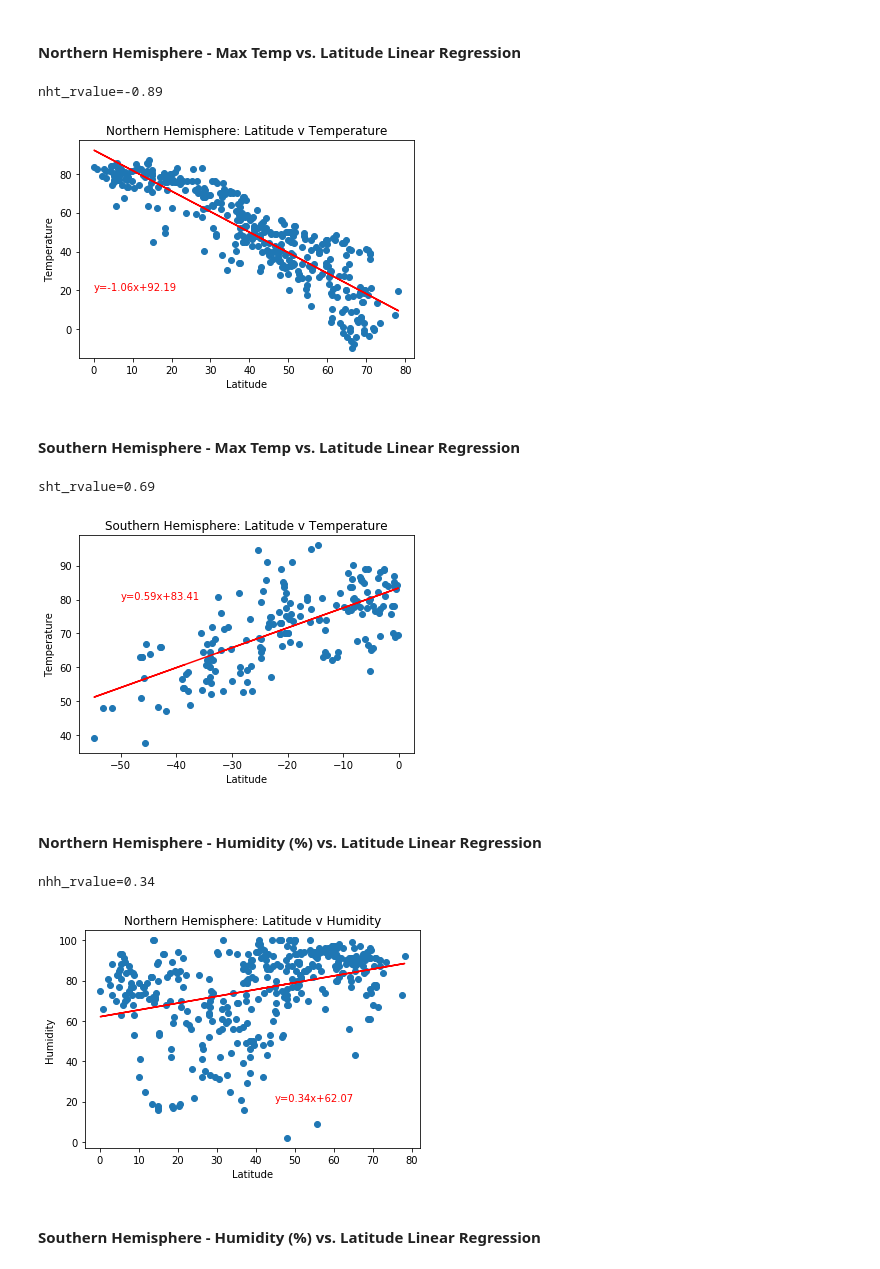
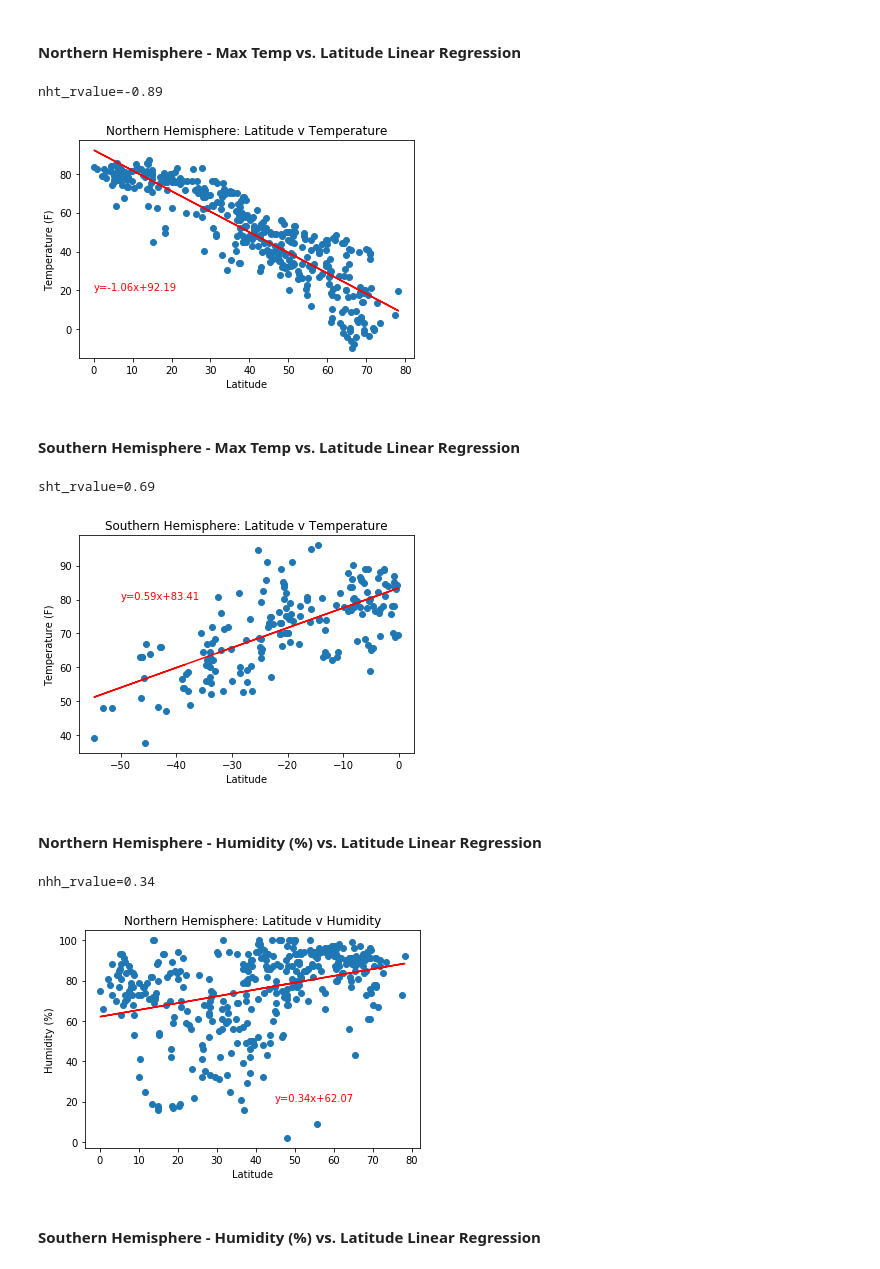
Before and after one commit to gabrielmacey/python_api_challenge, a Jupyter notebook: WeatherPy/WeatherPy.ipynb, the cells around one changed output. Cells and saved outputs as stored; diff of their text form; code cells hidden in the pictures.

```diff
--- a/WeatherPy/WeatherPy.ipynb
+++ b/WeatherPy/WeatherPy.ipynb
@@ -267,21 +267,21 @@ southern_data = weather_data[weather_data["Latitude"]<0]
 # %%
 nht_x_value = northern_data["Latitude"]
 nht_y_value = northern_data["Temperature"]
 (nht_slope, nht_intercept, nht_rvalue, nht_pvalue, nht_stderr)=linregress(nht_x_value,nht_y_value)
 nht_regress_value = nht_x_value * nht_slope + nht_intercept
 nht_line_eq = "y=" + str(round(nht_slope,2)) + "x+" + str(round(nht_intercept,2))
 plt.scatter(nht_x_value,nht_y_value)
 plt.plot(nht_x_value, nht_regress_value, "r-")
 plt.annotate(nht_line_eq,(0,20), color="red")
 plt.title("Northern Hemisphere: Latitude v Temperature")
 plt.xlabel("Latitude")
-plt.ylabel("Temperature")
+plt.ylabel("Temperature (F)")
 print(f"nht_rvalue={round(nht_rvalue,2)}")
 plt.savefig("Northern_Hemisphere_Temp_v_Lat.png")
 plt.show()
 # %% [output]
 nht_rvalue=-0.89
-[figure, old version]
+[figure, new version]
 # %% [markdown]
 ####  Southern Hemisphere - Max Temp vs. Latitude Linear Regression
 # %%
@@ -295,13 +295,13 @@ plt.plot(sht_x_value, sht_regress_value, "r-")
 plt.annotate(sht_line_eq,(-50,80), color="red")
 plt.title("Southern Hemisphere: Latitude v Temperature")
 plt.xlabel("Latitude")
-plt.ylabel("Temperature")
+plt.ylabel("Temperature (F)")
 print(f"sht_rvalue={round(sht_rvalue,2)}")
 plt.savefig("Southern_Hemisphere_Temp_v_Lat.png")
 plt.show()
 # %% [output]
 sht_rvalue=0.69
-[figure, old version]
+[figure, new version]
 # %% [markdown]
 ####  Northern Hemisphere - Humidity (%) vs. Latitude Linear Regression
 # %%
@@ -315,13 +315,13 @@ plt.plot(nhh_x_value, nhh_regress_value, "r-")
 plt.annotate(nhh_line_eq,(45,20), color="red")
 plt.title("Northern Hemisphere: Latitude v Humidity")
 plt.xlabel("Latitude")
-plt.ylabel("Humidity")
+plt.ylabel("Humidity (%)")
 print(f"nhh_rvalue={round(nhh_rvalue,2)}")
 plt.savefig("Northern_Hemisphere_Hum_v_Lat.png")
 plt.show()
 # %% [output]
 nhh_rvalue=0.34
-[figure, old version]
+[figure, new version]
 # %% [markdown]
 ####  Southern Hemisphere - Humidity (%) vs. Latitude Linear Regression
 # %%
```
Also changed, not shown: parts of 6 cells of this notebook, 8 other files.
